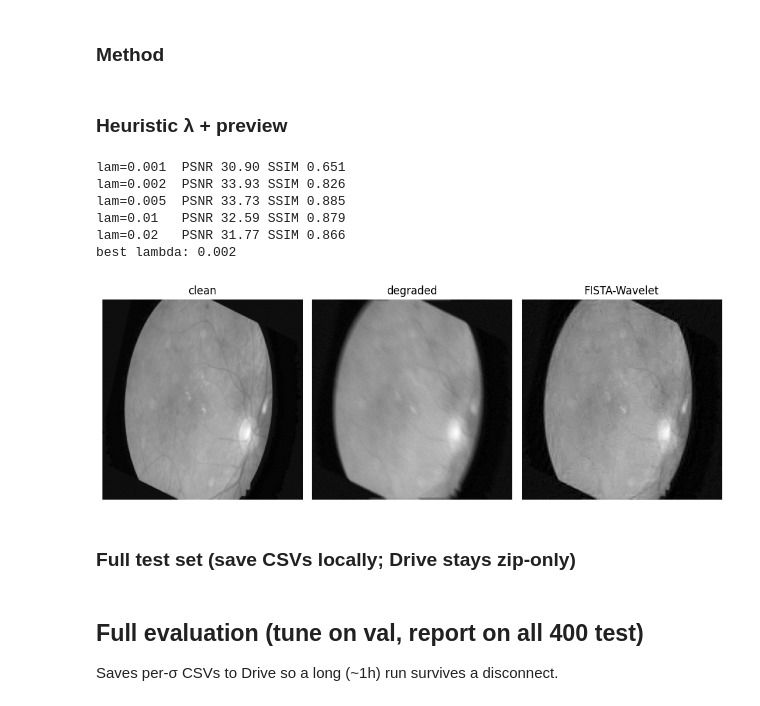
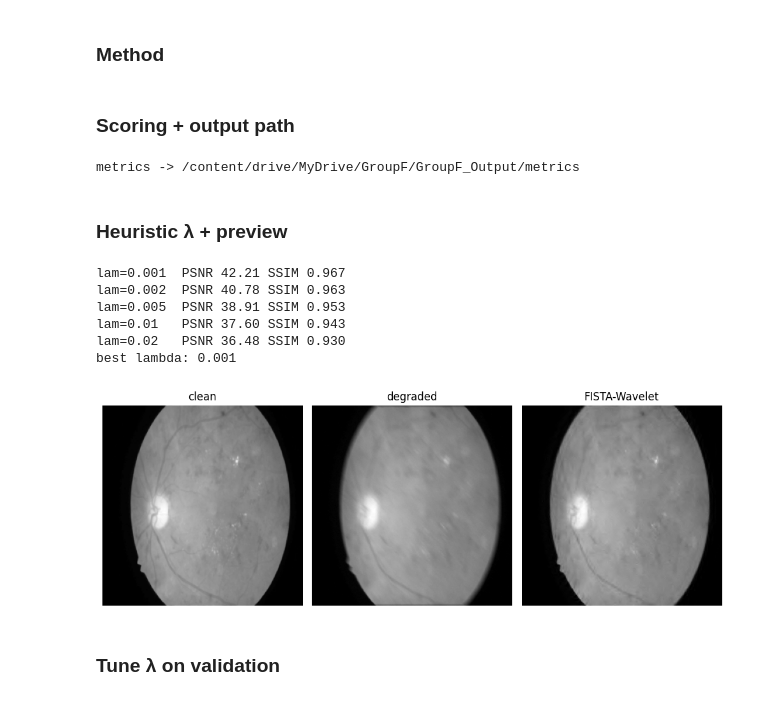
Before and after one commit to bonfito/GroupF, a Jupyter notebook: Notebooks/01_fista_wavelet.ipynb, the cells around one changed output. Saved outputs shown, nothing was run; the diff lists cells and outputs as text; code cells hidden in the pictures.

```diff
--- a/Notebooks/01_fista_wavelet.ipynb
+++ b/Notebooks/01_fista_wavelet.ipynb
@@ -101,40 +58,69 @@ loaded (4000, 256, 256) | train/val/test: 3200 400 400
 ### Method
 # %%
 import pywt
-WAVELET, LEVEL, MODE = "db4", 3, "periodization"
-def _W(x): return pywt.coeffs_to_array(pywt.wavedec2(x,WAVELET,mode=MODE,level=LEVEL))
-def _Winv(a,sl): return pywt.waverec2(pywt.array_to_coeffs(a,sl,output_format="wavedec2"),WAVELET,mode=MODE)
-def _soft(z,t): return np.sign(z)*np.maximum(np.abs(z)-t,0.0)
-def fista_wavelet(y, fw, lam, n_iter=200):
+WAVELET, LEVEL, MODE = "db4", 3, "periodization"#wavelet (Daubechies db4, 3 livelli)
+def _W(z): return pywt.coeffs_to_array(pywt.wavedec2(z,WAVELET,mode=MODE,level=LEVEL))#trasforma l'immagine in coeffic. wavelet
+def _Winv(a,sl): return pywt.waverec2(pywt.array_to_coeffs(a,sl,output_format="wavedec2"),WAVELET,mode=MODE)#inverso
+def _soft(z,t): return np.sign(z)*np.maximum(np.abs(z)-t,0.0)#soft-thresholding: avvicina ogni valore a zero di t e azzera quelli sotto soglia.
+def fista_wavelet(y, fw, lam, n_iter=300):
     L=1.0; x=np.clip(fw.AT(y),0,1); z=x.copy(); t=1.0
     for _ in range(n_iter):
-        arr,sl=_W(z-fw.AT(fw.A(z)-y)/L)
-        x_new=np.clip(_Winv(_soft(arr,lam/L),sl),0,1)
-        t_new=(1+np.sqrt(1+4*t*t))/2
-        z=x_new+((t-1)/t_new)*(x_new-x); x,t=x_new,t_new
+        a,sl=_W(z-fw.AT(fw.A(z)-y)/L)
+        xn=np.clip(_Winv(_soft(a,lam/L),sl),0,1)
+        tn=(1+np.sqrt(1+4*t*t))/2; z=xn+((t-1)/tn)*(xn-x); x,t=xn,tn
     return x
+
+# The core. x starts from Aᵀy. For 300 iterations:
+# fw.A(z)-y = how much the re-blurred estimate deviates from the data; fw.AT(...) brings this error back to the image domain (it is the gradient);
+# z - gradient/L is the step towards the data.
+# _W(...) transforms into wavelet, _soft(a, lam/L) shrinks the coefficients (threshold = λ/L), _Winv recomposes → new estimate xn. np.clip(...,0,1) keeps the values in [0,1].
+# tn and z=xn+((t-1)/tn)*(xn-x) are the FISTA momentum (the acceleration).
+# %% [markdown]
+### Scoring + output path
+# %%
+import pandas as pd
+def _scores_pt(fn, split, sigma, lam, n=None):
+    clean, degraded = load_pt(split, sigma)
+    if n: clean, degraded = clean[:n], degraded[:n]
+    ps=[]; ss=[]
+    for x, y in zip(clean, degraded):
+        r = fn(y, fw, lam)
+        ps.append(psnr(x,r)); ss.append(ssim(x,r))
+    return np.mean(ps), np.std(ps), np.mean(ss), np.std(ss)
+
+OUT_METRICS = str(PROCESSED.parent / "GroupF_Output" / "metrics")
+os.makedirs(OUT_METRICS, exist_ok=True)
+print("metrics ->", OUT_METRICS)
+# %% [output]
+metrics -> /content/drive/MyDrive/GroupF/GroupF_Output/metrics
 # %% [markdown]
 ### Heuristic λ + preview
 # %%
 import matplotlib.pyplot as plt
-fw=Forward((IMG_SIZE,IMG_SIZE)); x=Xte[0]; y=degrade_det(fw,x,0.01,idx=0)
+cl, dg = load_pt("test", 0.01); x, y = cl[0], dg[0]
 rows=[]
 for lam in [0.001,0.002,0.005,0.01,0.02]:
     r=fista_wavelet(y,fw,lam,200); rows.append((lam,psnr(x,r),ssim(x,r)))
     print(f"lam={lam:<6} PSNR {psnr(x,r):.2f} SSIM {ssim(x,r):.3f}")
 best=max(rows,key=lambda t:t[1]); print("best lambda:",best[0])
 rec=fista_wavelet(y,fw,best[0],300)
 fig,ax=plt.subplots(1,3,figsize=(10,3.6))
 for a,im,tt in zip(ax,[x,y,rec],["clean","degraded","FISTA-Wavelet"]):
-    a.imshow(im,cmap="gray");a.set_title(tt);a.axis("off")
-plt.tight_layout();plt.show()
+    a.imshow(im,cmap="gray"); a.set_title(tt); a.axis("off")
+plt.tight_layout(); plt.show()
+
+# Quick test on a single image: tries several λ, picks the best one by PSNR, reconstructs and shows clean/degraded/reconstructed side by side.
+# It only serves to visually check that it works; it does not produce official results.
+
+
+# For each noise level, tries every λ on 40 validation images, records which one gives the best PSNR and which the best SSIM,
+# and saves everything to fista_tuning.csv.
+# chosen selects, for each σ, the λ with the best SSIM (sorted by ssim, and .iloc[-1] takes the last = the highest).
 # %% [output]
-lam=0.001  PSNR 30.90 SSIM 0.651
-lam=0.002  PSNR 33.93 SSIM 0.826
-lam=0.005  PSNR 33.73 SSIM 0.885
-lam=0.01   PSNR 32.59 SSIM 0.879
-lam=0.02   PSNR 31.77 SSIM 0.866
-best lambda: 0.002
+lam=0.001  PSNR 42.21 SSIM 0.967
+lam=0.002  PSNR 40.78 SSIM 0.963
+lam=0.005  PSNR 38.91 SSIM 0.953
+lam=0.01   PSNR 37.60 SSIM 0.943
+lam=0.02   PSNR 36.48 SSIM 0.930
+best lambda: 0.001
-[figure, old version]
+[figure, new version]
-# %% [markdown]
-### Full test set (save CSVs locally; Drive stays zip-only)
@@ -155,3 +126,0 @@ def run_fista(lam, sigma, n=None):
-# %% [markdown]
-## Full evaluation (tune on val, report on all 400 test)
-Saves per-σ CSVs to Drive so a long (~1h) run survives a disconnect.
@@ -169 +127,3 @@ except Exception:
+# %% [markdown]
+### Tune λ on validation
 # %%
```
Also changed, not shown: parts of 11 cells of this notebook, 2 other files.
